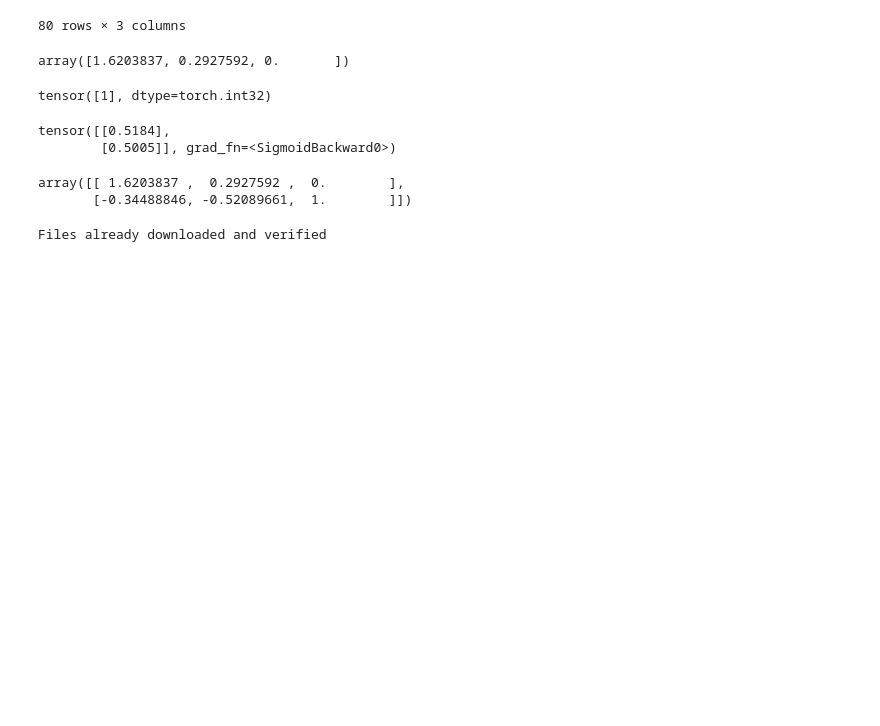
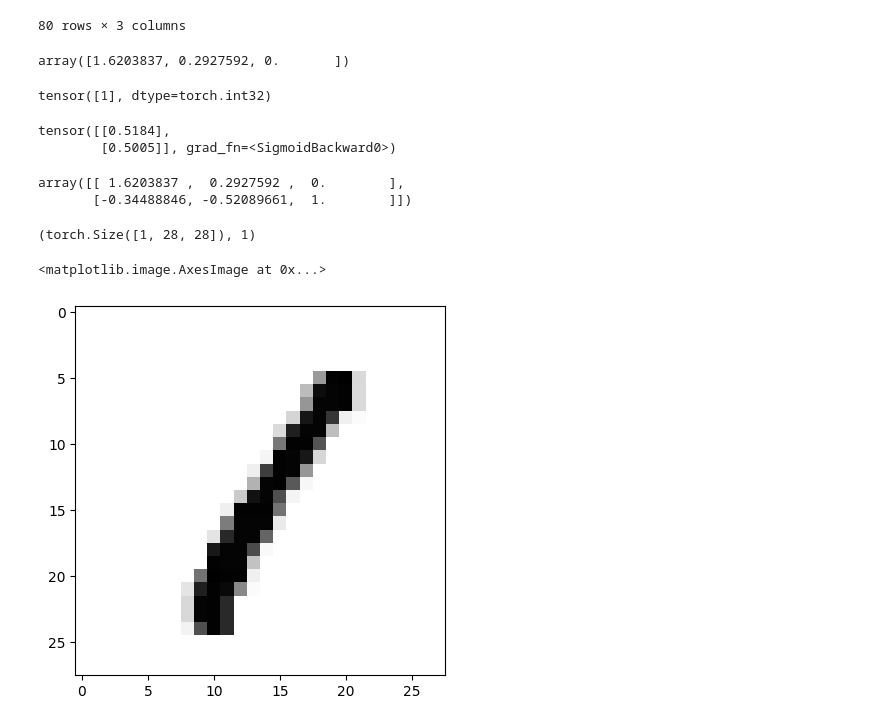
Before and after one commit to saleemkheralden/ML-models, a Jupyter notebook: tests.ipynb, the cells around one changed output. Drawn from its saved outputs; the diff is of its cells as text; code cells hidden in the pictures; blank space fills up the shorter version.

```diff
--- a/tests.ipynb
+++ b/tests.ipynb
@@ -99,7 +102,16 @@ import torchvision.transforms as transforms
 # %%
 trans = transforms.Compose([transforms.ToTensor()])
 # %%
-dataset = vset.CIFAR10(root='data/', transform=trans, download=True)
+dataset = vset.MNIST(root='MNIST/data', transform=trans, download=True)
-# %% [output]
-Files already downloaded and verified
+# %%
+x, y = dataset[3]
+x.shape, y
+# %% [output]
+(torch.Size([1, 28, 28]), 1)
+# %%
+plt.imshow(np.stack(x, axis=-1), cmap='Greys')
+# np.stack(x, axis=-1).shape
+# %% [output]
+<matplotlib.image.AxesImage at 0x...>
+[figure, added]
 # %%
```
Also changed, not shown: parts of 17 cells of this notebook, 11 other files.
